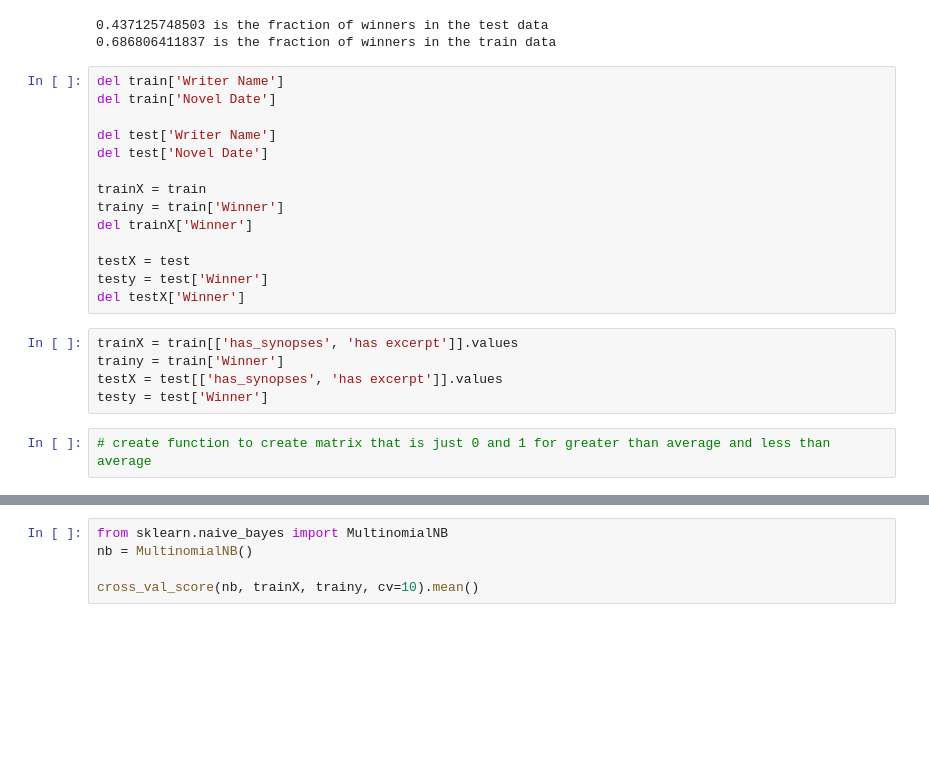
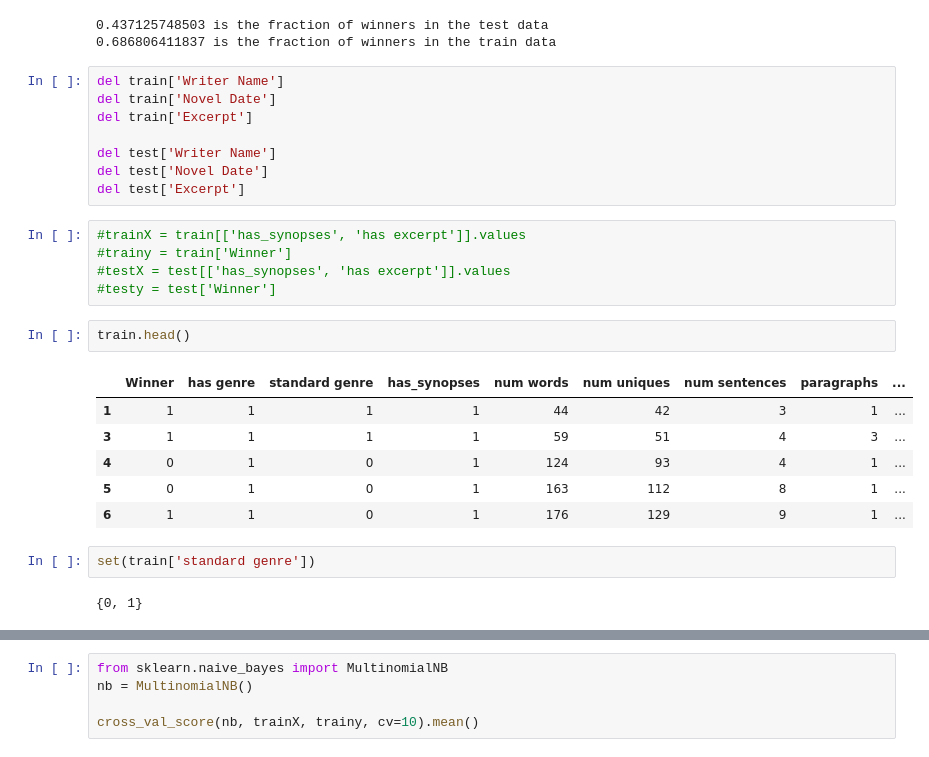
Before and after one commit to nicaless/nanowrimo_ga_project, a Jupyter notebook: analyze/explore novel features.ipynb, the cells around one changed output, grey strips where cells are left out. Cells and saved outputs as stored; diff of their text form; blank space fills up the shorter version.

```diff
--- a/analyze/explore novel features.ipynb
+++ b/analyze/explore novel features.ipynb
@@ -77,21 +92,26 @@ print str(sum(train['Winner'] / float(len(train)))) + " is the fraction of winne
 # %%
 del train['Writer Name']
 del train['Novel Date']
+del train['Excerpt']
 
 del test['Writer Name']
 del test['Novel Date']
-
-trainX = train
-trainy = train['Winner']
-del trainX['Winner']
-
-testX = test
-testy = test['Winner']
-del testX['Winner']
+del test['Excerpt']
 # %%
-trainX = train[['has_synopses', 'has excerpt']].values
-trainy = train['Winner']
-testX = test[['has_synopses', 'has excerpt']].values
-testy = test['Winner']
+#trainX = train[['has_synopses', 'has excerpt']].values
+#trainy = train['Winner']
+#testX = test[['has_synopses', 'has excerpt']].values
+#testy = test['Winner']
-# %%
-# create function to create matrix that is just 0 and 1 for greater than average and less than average
+# %%
+train.head()
+# %% [output]
+|  | Winner | has genre | standard genre | has_synopses | num words | num uniques | num sentences | paragraphs | ... |
+| 1 | 1 | 1 | 1 | 1 | 44 | 42 | 3 | 1 | ... |
+| 3 | 1 | 1 | 1 | 1 | 59 | 51 | 4 | 3 | ... |
+| 4 | 0 | 1 | 0 | 1 | 124 | 93 | 4 | 1 | ... |
+| 5 | 0 | 1 | 0 | 1 | 163 | 112 | 8 | 1 | ... |
+| 6 | 1 | 1 | 0 | 1 | 176 | 129 | 9 | 1 | ... |
+# %%
+set(train['standard genre'])
+# %% [output]
+{0, 1}
```
Also changed, not shown: parts of 12 cells of this notebook, 3 other files.
